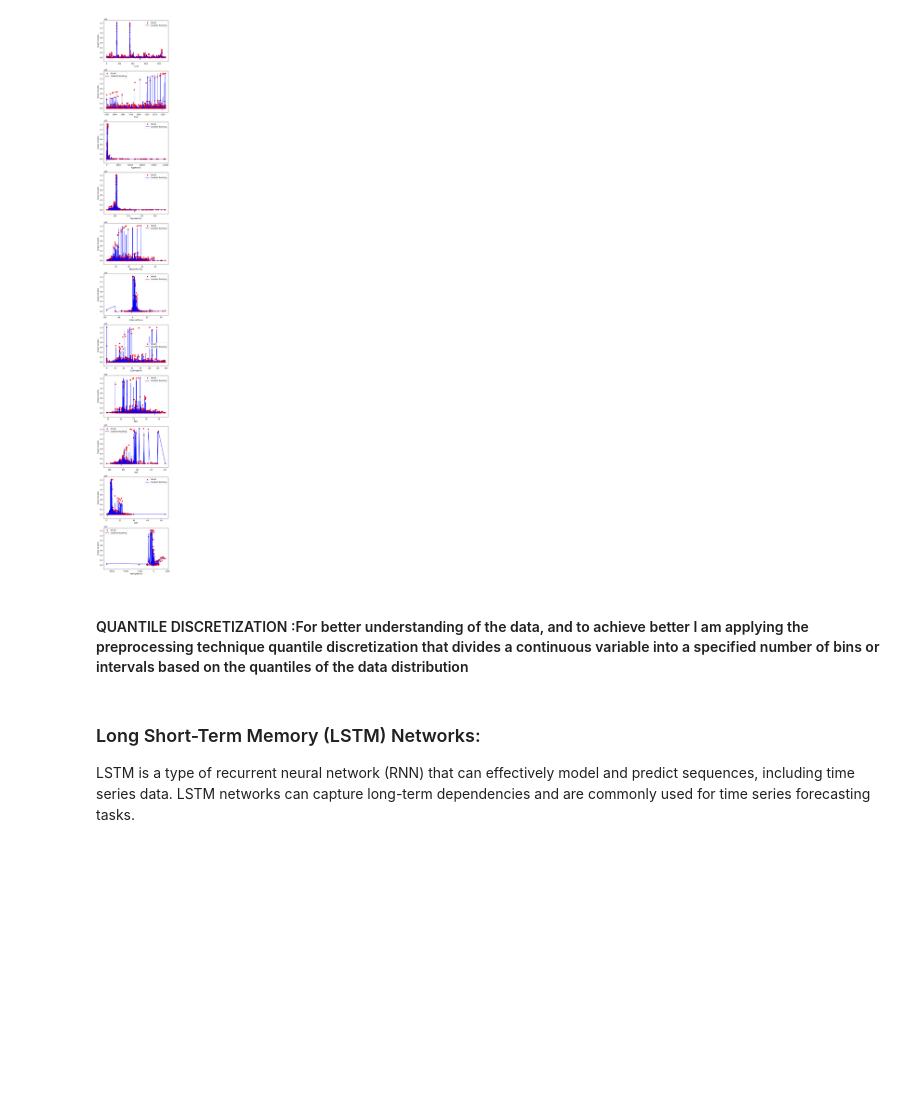
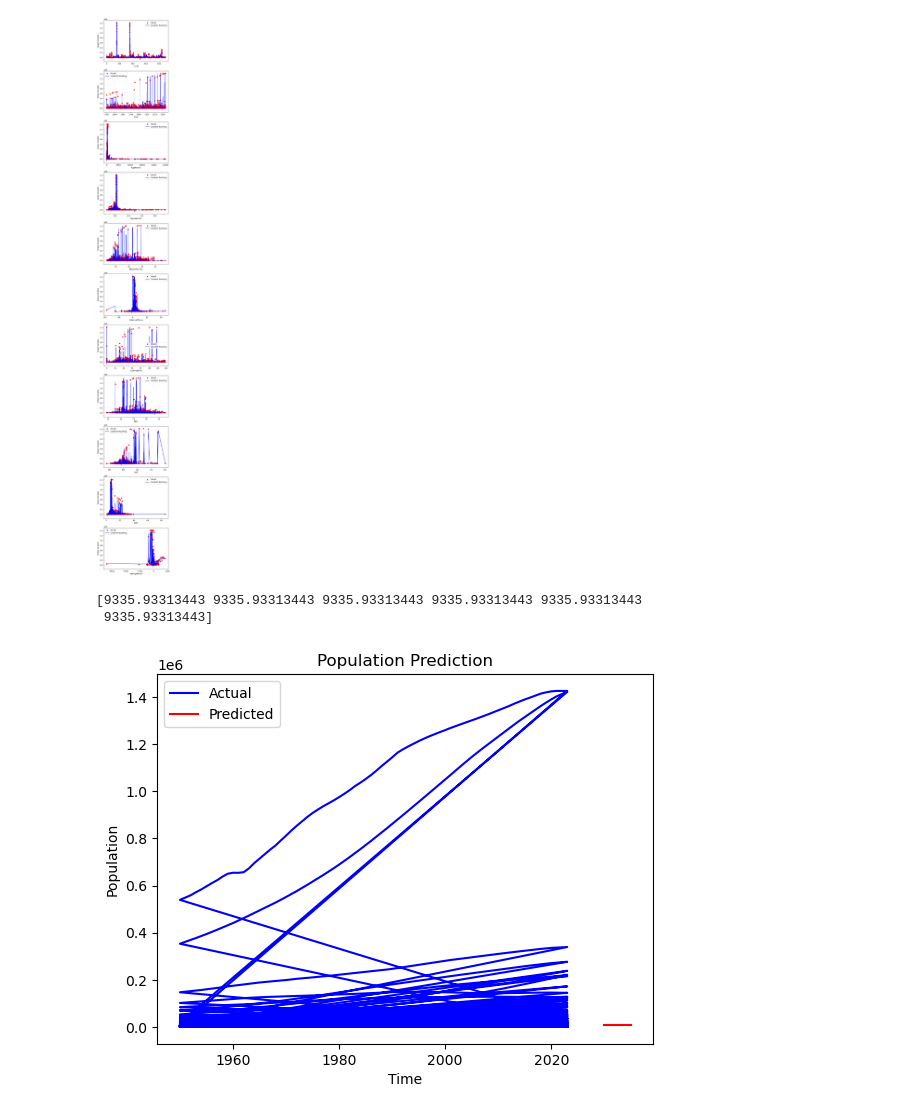
Before and after one commit to t-developerDataAnalysis/big-data-analytics-project, a Jupyter notebook: modeling_linear_regressions.ipynb, the cells around one changed output. Drawn from its saved outputs; the diff is of its cells as text; code cells hidden in the pictures; blank space fills up the shorter version.

Commit message:
Improvements of the linear regressions and creation of other models to check progression of a trend along the time

```diff
--- a/modeling_linear_regressions.ipynb
+++ b/modeling_linear_regressions.ipynb
@@ -125,7 +149,7 @@ The model only have  0.06279830151164367  is not performing well  only  0.06% %
 Polynomial regression the type in which the relationship between the independent variable(s) and the dependent variable is modeled as an nth-degree polynomial. By fitting a polynomial curve to the data, polynomial regression can capture nonlinear relationships between the variables.
 # %%
 # Create polynomial features
-poly_features = PolynomialFeatures(degree=4)  # Change the degree as needed
+poly_features = PolynomialFeatures(degree=2)  # Change the degree as needed
 X_train_poly = poly_features.fit_transform(X_train)
 X_test_poly = poly_features.transform(X_test)
 
@@ -138,18 +162,18 @@ y_train_pred = model.predict(X_train_poly)
 y_test_pred = model.predict(X_test_poly)
 
 # Evaluate the model
-train_rmse = np.sqrt(mean_squared_error(y_train, y_train_pred))
+#train_rmse = np.sqrt(mean_squared_error(y_train, y_train_pred))
 train_r2 = r2_score(y_train, y_train_pred)
-test_rmse = np.sqrt(mean_squared_error(y_test, y_test_pred))
+#test_rmse = np.sqrt(mean_squared_error(y_test, y_test_pred))
 test_r2 = r2_score(y_test, y_test_pred)
 
 # Print the evaluation metrics
 print("Polynomial Regression Evaluation:  ")
-print("Train RMSE:", train_rmse)
+# print("Train RMSE:", train_rmse)
 print("Train R^2:", train_r2)
-print("Test RMSE:", test_rmse)
+# print("Test RMSE:", test_rmse)
 print("Test R^2:", test_r2)
 print(" ")
-print("The Polynomial Regression R^2:", test_r2, " is not performing well. Only ",(f"{r2/100:.2%}"),"% percent ")
+print("The Polynomial Regression R^2:", test_r2, " is not performing well. it shows overfitting ",(f"{r2/100:.2%}")," ")
 # %% [output]
 Polynomial Regression Evaluation:
@@ -279,21 +301,36 @@ plt.show()
 [figure]
 # %%
 #  TODO Predictions for each model
+# Generate future input data
+future_time_points = np.array([2030, 2031, 2032,2033, 2034, 2035 ])
 
-# Generate future input data
-future_time_points = np.array([2024, 2025, 2026])  # Adjust the future time points as needed
-X_future = pd.DataFrame({'Time': future_time_points})  # Create a dataframe with the future time points
+X_future = pd.DataFrame({
+ 'LocID':0,
+ 'Time':future_time_points,
+ 'PopDensity':0,
+ 'PopSexRatio':0,
+ 'MedianAgePop':0,
+ 'PopGrowthRate':0,
+ 'DoublingTime':0,
+ 'MAC':0,
+ 'SRB':0,
+ 'CDR':0,
+ 'NetMigrations':0
+ })
 
 # Make predictions for the future using the regression model
-y_future_pred = reg_model.predict(X_future)
+y_future_pred = gb_model.predict(X_future)
 
-# Plot the predictions
+
+# # Plot the predictions
 plt.plot(X['Time'], y, color='blue', label='Actual')  # Plot the actual values
 plt.plot(X_future['Time'], y_future_pred, color='red', label='Predicted')  # Plot the predicted values for the future
 plt.xlabel('Time')
 plt.ylabel('Population')
 plt.title('Population Prediction')
 plt.legend()
 plt.show()
+# %% [output]
+[9335.93313443 9335.93313443 9335.93313443 9335.93313443 9335.93313443
+ 9335.93313443]
+[figure, added]
-# %% [markdown]
-#### QUANTILE DISCRETIZATION :For better understanding of the data, and to achieve better I am applying the preprocessing technique quantile discretization that divides a continuous variable into a specified number of bins or intervals based on the quantiles of the data distribution
@@ -304,4 +336,0 @@ population_data['quantile'] = pd.qcut(population_data_origin['TPopulation1Jan'],
-# %% [markdown]
-### Long Short-Term Memory (LSTM) Networks:
-
-LSTM is a type of recurrent neural network (RNN) that can effectively model and predict sequences, including time series data. LSTM networks can capture long-term dependencies and are commonly used for time series forecasting tasks.
```
Also changed, not shown: parts of 8 cells of this notebook, 2 other files.
